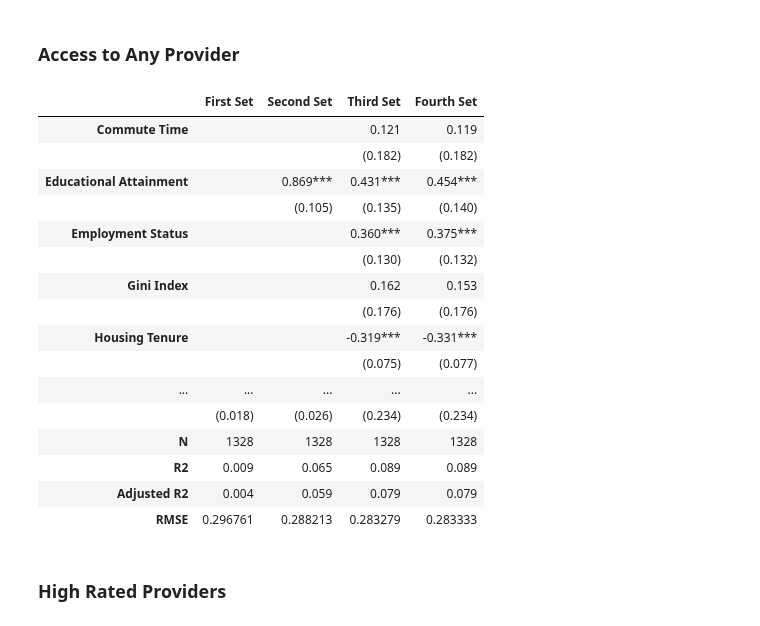
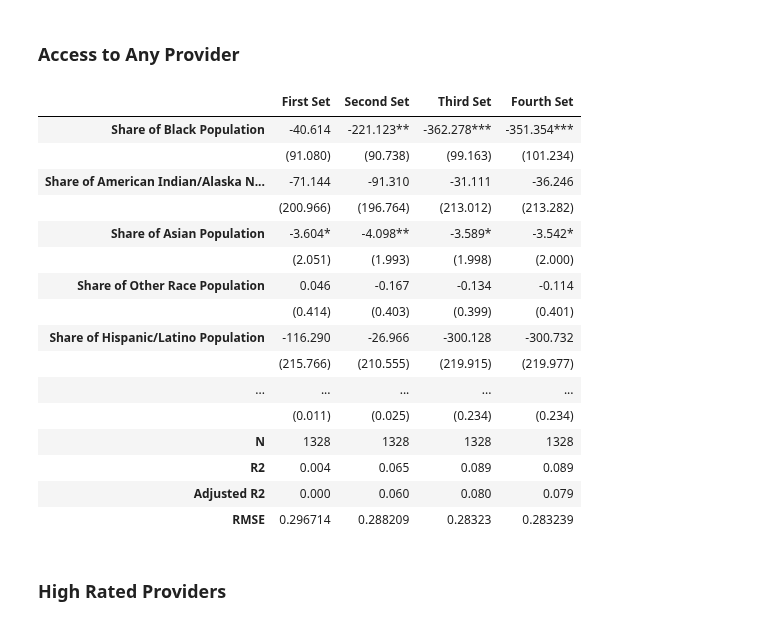
Before and after one commit to franc703/ecrq_stats, a Jupyter notebook: notebooks/produce_regressions.ipynb, the cells around one changed output. Saved outputs shown, nothing was run; the diff lists cells and outputs as text; code cells hidden in the pictures.

```diff
--- a/notebooks/produce_regressions.ipynb
+++ b/notebooks/produce_regressions.ipynb
@@ -198,23 +209,22 @@ rmse_df = pd.DataFrame(rmse_results, index=["RMSE"])
 # Append the RMSE results to the summary DataFrame
 summary_df1 = pd.concat([summary_df1, rmse_df])
 # %%
-# Here I'm assuming covariate_list is the list containing the variable names in the order you want
+# Variables are in order
 covariate_list_ordered = [
-    'Commute Time',
-    'Educational Attainment',
-    'Employment Status',
-    'Gini Index',
-    'Housing Tenure',
-    'Median Household Income',
-    'Population Density',
-    'Poverty Status',
-    'Share of American Indian/Alaska Native Population',
-    'Share of Asian Population',
-    'Share of Black Population',
-    'Share of Hispanic/Latino Population',
-    'Share of Other Race Population',
-    'Share of White Population',
-    'Without Health Insurance',
+    "Share of Black Population",
+    "Share of American Indian/Alaska Native Population",
+    "Share of Asian Population",
+    "Share of Other Race Population",
+    "Share of Hispanic/Latino Population",
+    "Median Household Income",
+    "Educational Attainment",
+    "Gini Index",
+    "Employment Status",
+    "Housing Tenure",
+    "Poverty Status",
+    "Commute Time",
+    "Without Health Insurance",
+    "Population Density",
     'const',
 ]
 
@@ -231,49 +241,49 @@ for name in summary_df1.index:
     if name == '':
         new_index.append(last_non_empty + '_se')
     else:
         new_index.append(name)
         last_non_empty = name
 
 # Assign the new index to summary_df1
 summary_df1.index = new_index
 
 # Create a new list that alternates between each variable name and its corresponding "_se" version
 covariate_list_ordered_extended = [item for sublist in [[var, var + "_se"] for var in covariate_list_ordered] for item in sublist if item in summary_df1.index]
 
 # Add the non-standard error metrics to the list
 covariate_list_ordered_extended += metrics_list
 
 # Reindex summary_df1 according to covariate_list_ordered_extended
 summary_df_ordered = summary_df1.reindex(covariate_list_ordered_extended)
 
 # Specify the indexes that end with '_se' that you want to replace
 indexes_to_replace = [name for name in summary_df_ordered.index if name.endswith('_se')]
 
 # Create a mapping dictionary to replace specified indexes with an empty string
 index_replace_dict = {index: '' for index in indexes_to_replace}
 
 # Use the .rename method with the mapping dictionary
 summary_df_ordered.rename(index=index_replace_dict, inplace=True)
 
 summary_df_ordered
 # %% [output]
 |  | First Set | Second Set | Third Set | Fourth Set |
-| Commute Time |  |  | 0.121 | 0.119 |
-|  |  |  | (0.182) | (0.182) |
-| Educational Attainment |  | 0.869*** | 0.431*** | 0.454*** |
-|  |  | (0.105) | (0.135) | (0.140) |
-| Employment Status |  |  | 0.360*** | 0.375*** |
-|  |  |  | (0.130) | (0.132) |
-| Gini Index |  |  | 0.162 | 0.153 |
-|  |  |  | (0.176) | (0.176) |
-| Housing Tenure |  |  | -0.319*** | -0.331*** |
-|  |  |  | (0.075) | (0.077) |
+| Share of Black Population | -40.614 | -221.123** | -362.278*** | -351.354*** |
+|  | (91.080) | (90.738) | (99.163) | (101.234) |
+| Share of American Indian/Alaska N... | -71.144 | -91.310 | -31.111 | -36.246 |
+|  | (200.966) | (196.764) | (213.012) | (213.282) |
+| Share of Asian Population | -3.604* | -4.098** | -3.589* | -3.542* |
+|  | (2.051) | (1.993) | (1.998) | (2.000) |
+| Share of Other Race Population | 0.046 | -0.167 | -0.134 | -0.114 |
+|  | (0.414) | (0.403) | (0.399) | (0.401) |
+| Share of Hispanic/Latino Population | -116.290 | -26.966 | -300.128 | -300.732 |
+|  | (215.766) | (210.555) | (219.915) | (219.977) |
 | ... | ... | ... | ... | ... |
-|  | (0.018) | (0.026) | (0.234) | (0.234) |
+|  | (0.011) | (0.025) | (0.234) | (0.234) |
 | N | 1328 | 1328 | 1328 | 1328 |
-| R2 | 0.009 | 0.065 | 0.089 | 0.089 |
-| Adjusted R2 | 0.004 | 0.059 | 0.079 | 0.079 |
-| RMSE | 0.296761 | 0.288213 | 0.283279 | 0.283333 |
+| R2 | 0.004 | 0.065 | 0.089 | 0.089 |
+| Adjusted R2 | 0.000 | 0.060 | 0.080 | 0.079 |
+| RMSE | 0.296714 | 0.288209 | 0.28323 | 0.283239 |
 # %% [markdown]
 ### High Rated Providers
 # %%
```
Also changed, not shown: parts of 6 cells of this notebook.
